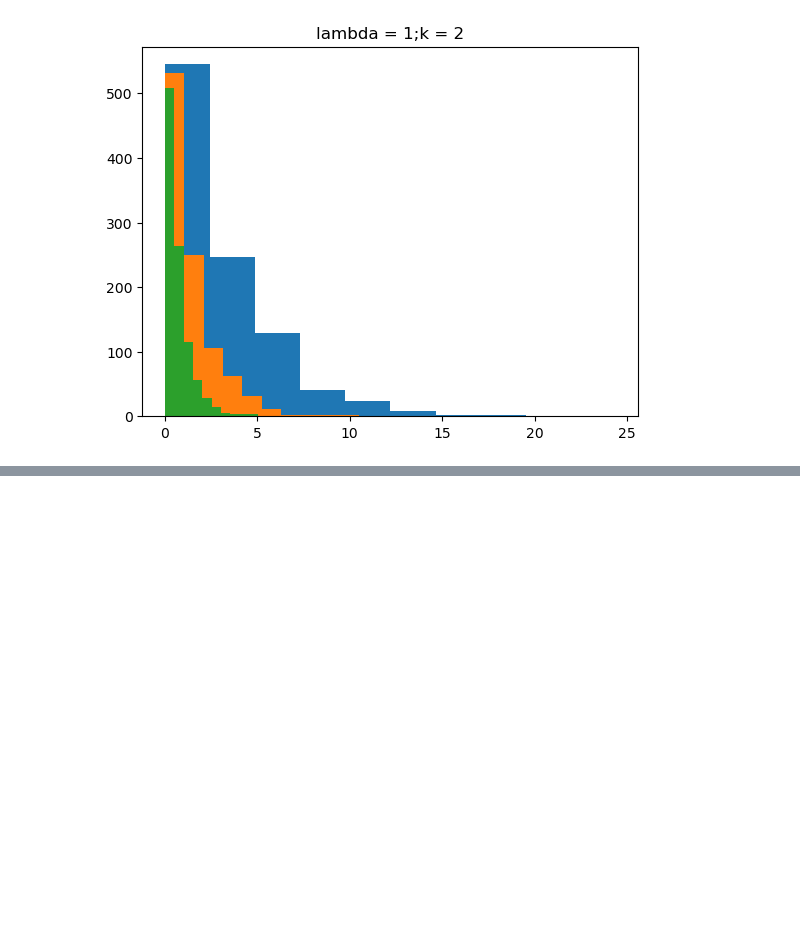
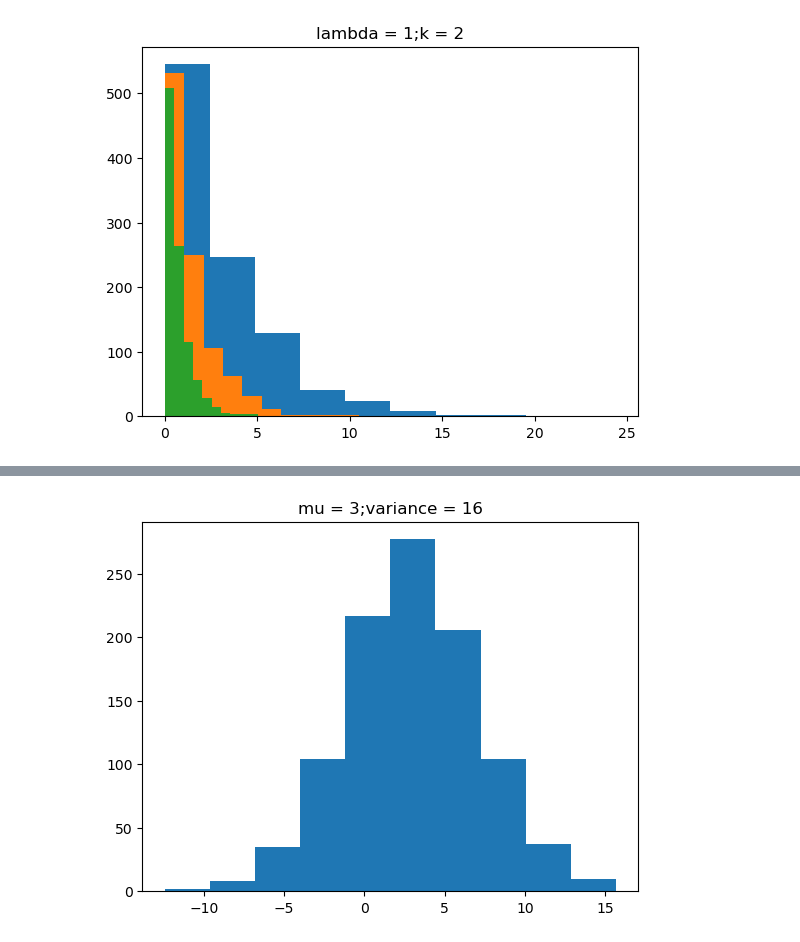
Before and after one commit to kellychin79/random_variate_generation, a Jupyter notebook: random_variate_generation.ipynb, the cells around one changed output, grey strips where cells are left out. Cells and saved outputs as stored; diff of their text form; code cells hidden in the pictures; blank space fills up the shorter version.

```diff
--- a/random_variate_generation.ipynb
+++ b/random_variate_generation.ipynb
@@ -816,0 +774,7 @@ triangular_rv_outputs = draw_triangular_rv(a=triangular_lower, b=triangular_uppe
+# %%
+# big sample size
+normal_size = 1000
+
+normal_rv_outputs = draw_normal_rv(mu=normal_mu, variance=normal_variance, x=normal_size)
+# %% [output]
+[figure, added]
```
Also changed, not shown: parts of 17 cells of this notebook, 1 other file.
